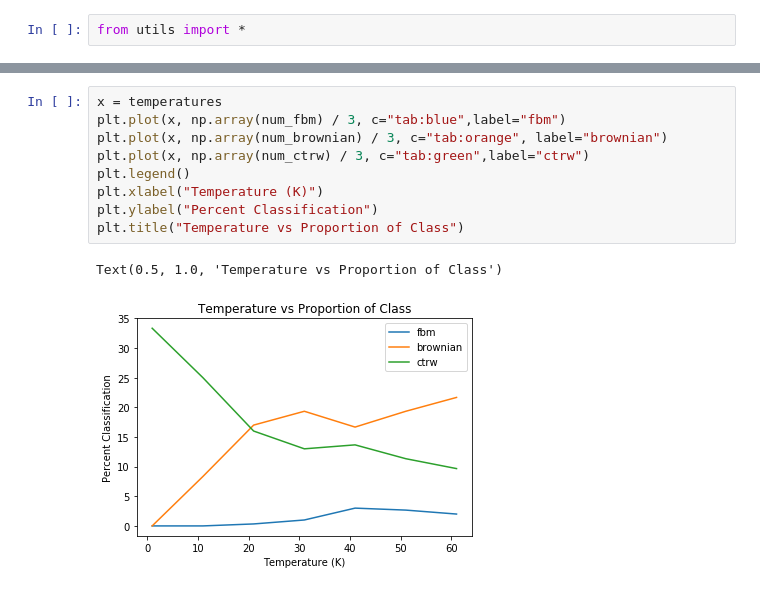
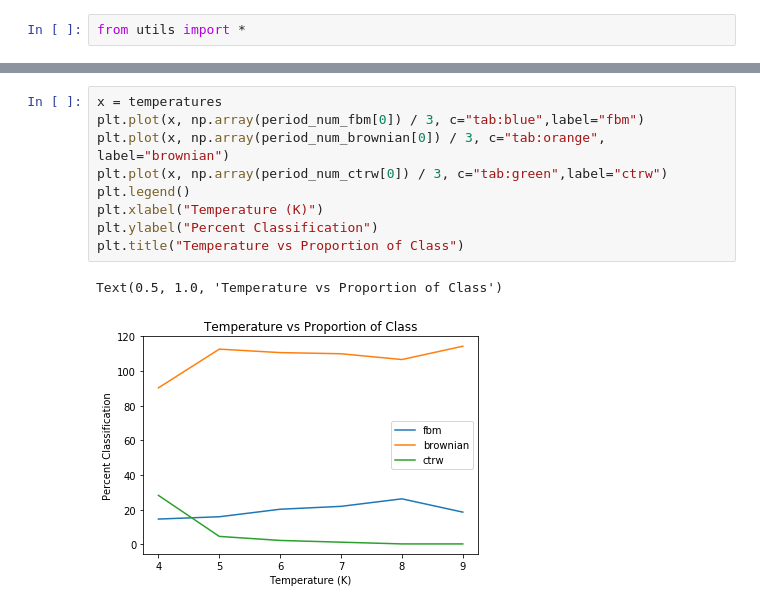
Before and after one commit to asaiacai/moire_walk, a Jupyter notebook: visualize.ipynb, the cells around one changed output, grey strips where cells are left out. Saved outputs shown, nothing was run; the diff lists cells and outputs as text.

Commit message:
Setting up code for figures 3 and 4

```diff
--- a/visualize.ipynb
+++ b/visualize.ipynb
@@ -128,12 +144,12 @@ all_temp_activations = np.array(all_temp_activations)
 # %%
 x = temperatures
-plt.plot(x, np.array(num_fbm) / 3, c="tab:blue",label="fbm")
-plt.plot(x, np.array(num_brownian) / 3, c="tab:orange", label="brownian")
-plt.plot(x, np.array(num_ctrw) / 3, c="tab:green",label="ctrw")
+plt.plot(x, np.array(period_num_fbm[0]) / 3, c="tab:blue",label="fbm")
+plt.plot(x, np.array(period_num_brownian[0]) / 3, c="tab:orange", label="brownian")
+plt.plot(x, np.array(period_num_ctrw[0]) / 3, c="tab:green",label="ctrw")
 plt.legend()
 plt.xlabel("Temperature (K)")
 plt.ylabel("Percent Classification")
 plt.title("Temperature vs Proportion of Class")
 # %% [output]
 Text(0.5, 1.0, 'Temperature vs Proportion of Class')
-[figure, old version]
+[figure, new version]
```
Also changed, not shown: parts of 6 cells of this notebook, 2 other files.
